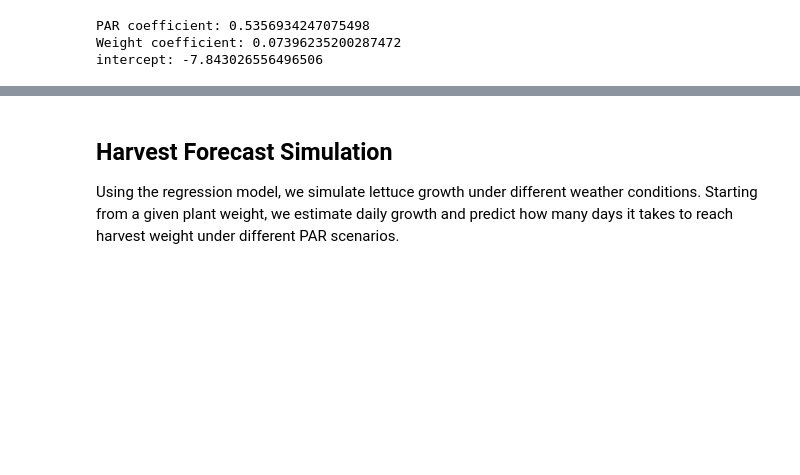
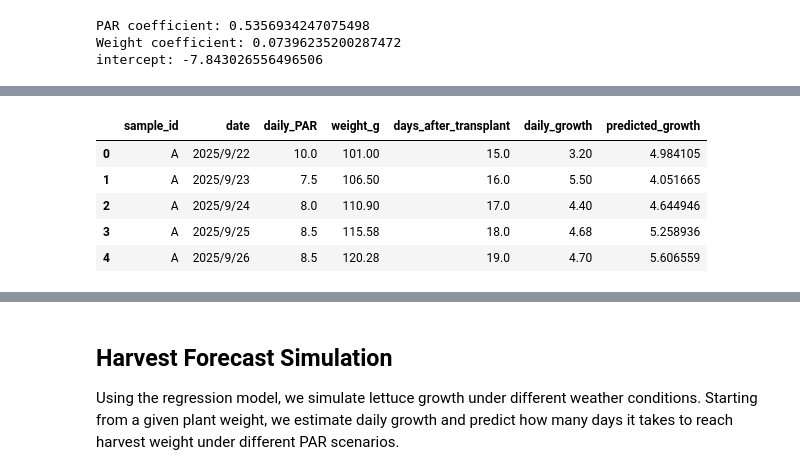
Before and after one commit to wyqz001/lettuce-par-prediction, a Jupyter notebook: lettuce_growth_analysis.ipynb, the cells around one changed output, grey strips where cells are left out. Saved outputs shown, nothing was run; the diff lists cells and outputs as text; code cells hidden in the pictures; blank space fills up the shorter version.

```diff
--- a/lettuce_growth_analysis.ipynb
+++ b/lettuce_growth_analysis.ipynb
@@ -116,0 +123,12 @@ intercept: -7.843026556496506
+# %%
+# Predict daily growth
+df["predicted_growth"] = model.predict(X)
+
+df.head()
+# %% [output]
+|  | sample_id | date | daily_PAR | weight_g | days_after_transplant | daily_growth | predicted_growth |
+| 0 | A | 2025/9/22 | 10.0 | 101.00 | 15.0 | 3.20 | 4.984105 |
+| 1 | A | 2025/9/23 | 7.5 | 106.50 | 16.0 | 5.50 | 4.051665 |
+| 2 | A | 2025/9/24 | 8.0 | 110.90 | 17.0 | 4.40 | 4.644946 |
+| 3 | A | 2025/9/25 | 8.5 | 115.58 | 18.0 | 4.68 | 5.258936 |
+| 4 | A | 2025/9/26 | 8.5 | 120.28 | 19.0 | 4.70 | 5.606559 |
```
Also changed, not shown: parts of 6 cells of this notebook.
